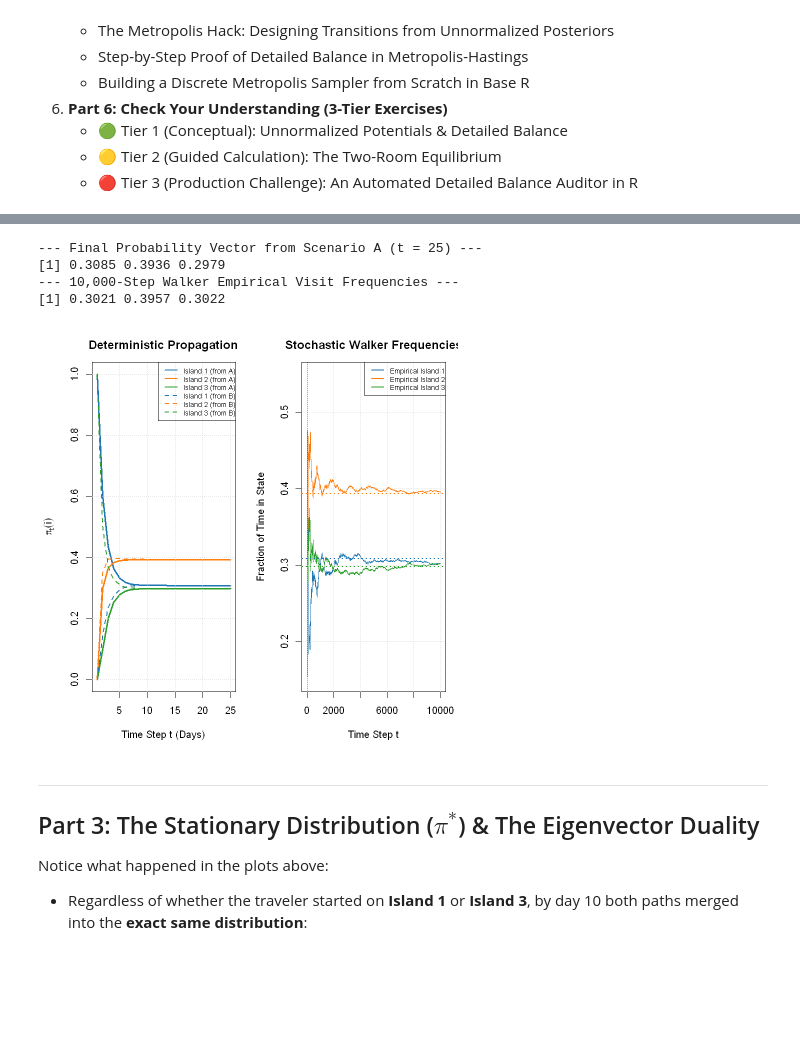
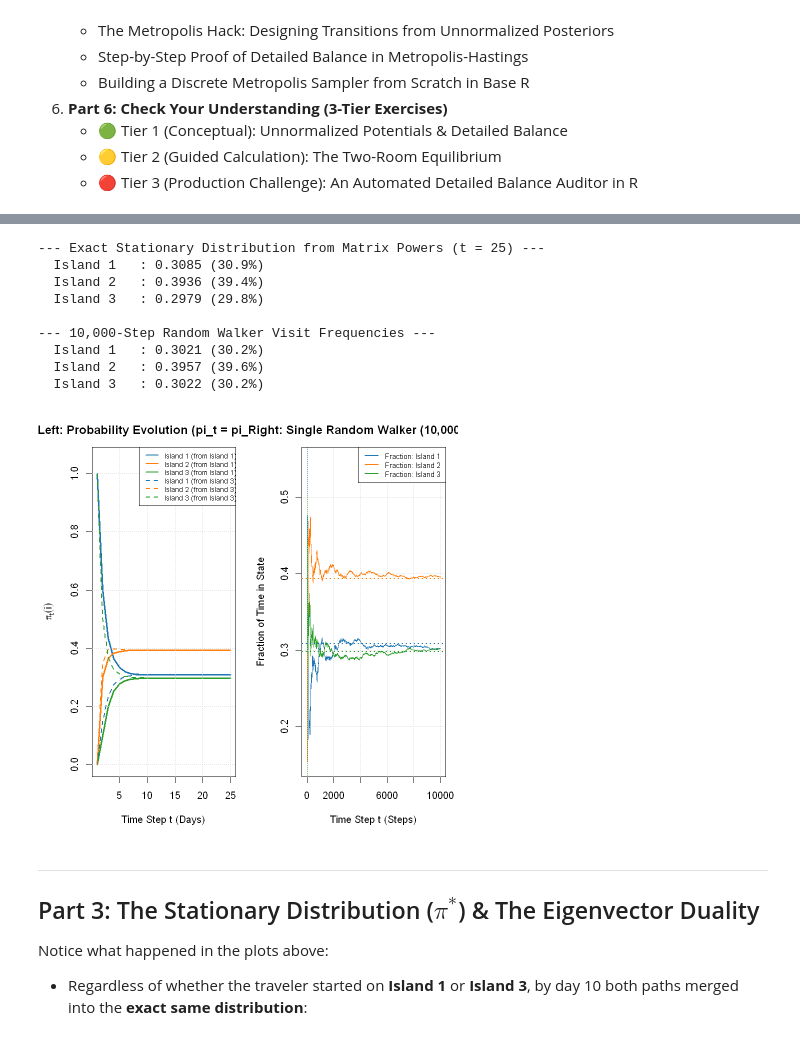
Before and after one commit to tarobins/bayesian-inference-intro, a Jupyter notebook: r/03b_markov_chains_and_detailed_balance.ipynb, the cells around one changed output, grey strips where cells are left out. Cells and saved outputs as stored; diff of their text form; code cells hidden in the pictures; blank space fills up the shorter version.

```diff
--- a/r/03b_markov_chains_and_detailed_balance.ipynb
+++ b/r/03b_markov_chains_and_detailed_balance.ipynb
@@ -97,7 +97,7 @@ $$P = \begin{pmatrix}
 # Set seed for reproducible simulations
 set.seed(42)
 
-states <- c("Island 1 (Sunny)", "Island 2 (Windy)", "Island 3 (Rainy)")
+states <- c("Island 1", "Island 2", "Island 3")
 K <- length(states)
 
 # Construct transition matrix P (byrow = TRUE so rows represent origins)
@@ -157,8 +171,8 @@ n_steps <- 25
 pi_A <- matrix(0, nrow = n_steps, ncol = K)
 pi_B <- matrix(0, nrow = n_steps, ncol = K)
 
-pi_A[1, ] <- c(1.0, 0.0, 0.0)  # Start on Island 1
-pi_B[1, ] <- c(0.0, 0.0, 1.0)  # Start on Island 3
+pi_A[1, ] <- c(1.0, 0.0, 0.0)  # Scenario A: Start 100% on Island 1
+pi_B[1, ] <- c(0.0, 0.0, 1.0)  # Scenario B: Start 100% on Island 3
 
 for (t in 2:n_steps) {
   pi_A[t, ] <- pi_A[t - 1, , drop = FALSE] %*% P
@@ -182,51 +196,61 @@ empirical_freqs <- prop.table(table(factor(walk, levels = 1:K)))
 # Plotting with Base R
 par(mfrow = c(1, 2), mar = c(4.5, 4.5, 3, 1))
 
 # Subplot 1: Deterministic Distribution Propagation
 plot(1:n_steps, pi_A[, 1], type = "l", col = "#1f77b4", lwd = 2.5,
-     ylim = c(0, 1), xlab = "Time Step t (Days)", ylab = expression(pi[t](i)),
-     main = "Deterministic Propagation")
+     ylim = c(0, 1.05), xlab = "Time Step t (Days)", ylab = expression(pi[t](i)),
+     main = "Left: Probability Evolution (pi_t = pi_0 * P^t)")
 lines(1:n_steps, pi_A[, 2], col = "#ff7f0e", lwd = 2.5)
 lines(1:n_steps, pi_A[, 3], col = "#2ca02c", lwd = 2.5)
 
 lines(1:n_steps, pi_B[, 1], col = "#1f77b4", lwd = 2, lty = 2)
 lines(1:n_steps, pi_B[, 2], col = "#ff7f0e", lwd = 2, lty = 2)
 lines(1:n_steps, pi_B[, 3], col = "#2ca02c", lwd = 2, lty = 2)
 grid()
-legend("topright", legend = c("Island 1 (from A)", "Island 2 (from A)", "Island 3 (from A)",
-                              "Island 1 (from B)", "Island 2 (from B)", "Island 3 (from B)"),
+legend("topright", legend = c("Island 1 (from Island 1)", "Island 2 (from Island 1)", "Island 3 (from Island 1)",
+                              "Island 1 (from Island 3)", "Island 2 (from Island 3)", "Island 3 (from Island 3)"),
        col = c("#1f77b4", "#ff7f0e", "#2ca02c", "#1f77b4", "#ff7f0e", "#2ca02c"),
-       lty = c(1, 1, 1, 2, 2, 2), lwd = 2, cex = 0.7)
+       lty = c(1, 1, 1, 2, 2, 2), lwd = 2, cex = 0.7, bg = "white")
 
 # Subplot 2: Single Stochastic Walker Cumulative Visit Frequencies
 cum_freq_1 <- cumsum(walk == 1) / (1:length(walk))
 cum_freq_2 <- cumsum(walk == 2) / (1:length(walk))
 cum_freq_3 <- cumsum(walk == 3) / (1:length(walk))
 
 plot(1:length(walk), cum_freq_1, type = "l", col = "#1f77b4", lwd = 1.5,
-     ylim = c(0.15, 0.55), xlab = "Time Step t", ylab = "Fraction of Time in State",
-     main = "Stochastic Walker Frequencies")
+     ylim = c(0.15, 0.55), xlab = "Time Step t (Steps)", ylab = "Fraction of Time in State",
+     main = "Right: Single Random Walker (10,000 steps)")
 lines(1:length(walk), cum_freq_2, col = "#ff7f0e", lwd = 1.5)
 lines(1:length(walk), cum_freq_3, col = "#2ca02c", lwd = 1.5)
 abline(h = pi_A[n_steps, 1], col = "#1f77b4", lty = 3, lwd = 2)
 abline(h = pi_A[n_steps, 2], col = "#ff7f0e", lty = 3, lwd = 2)
 abline(h = pi_A[n_steps, 3], col = "#2ca02c", lty = 3, lwd = 2)
 grid()
-legend("topright", legend = c("Empirical Island 1", "Empirical Island 2", "Empirical Island 3"),
-       col = c("#1f77b4", "#ff7f0e", "#2ca02c"), lty = 1, lwd = 2, cex = 0.7)
+legend("topright", legend = c("Fraction: Island 1", "Fraction: Island 2", "Fraction: Island 3"),
+       col = c("#1f77b4", "#ff7f0e", "#2ca02c"), lty = 1, lwd = 2, cex = 0.75, bg = "white")
 
 par(mfrow = c(1, 1))
 
-cat("--- Final Probability Vector from Scenario A (t = 25) ---\n")
-print(round(pi_A[n_steps, ], 4))
-cat("--- 10,000-Step Walker Empirical Visit Frequencies ---\n")
-print(round(as.numeric(empirical_freqs), 4))
+cat("--- Exact Stationary Distribution from Matrix Powers (t = 25) ---\n")
+for (i in 1:K) {
+  cat(sprintf("  %-10s : %.4f (%.1f%%)\n", states[i], pi_A[n_steps, i], pi_A[n_steps, i] * 100))
+}
+
+cat("\n--- 10,000-Step Random Walker Visit Frequencies ---\n")
+for (i in 1:K) {
+  cat(sprintf("  %-10s : %.4f (%.1f%%)\n", states[i], empirical_freqs[i], empirical_freqs[i] * 100))
+}
 # %% [output]
---- Final Probability Vector from Scenario A (t = 25) ---
-[1] 0.3085 0.3936 0.2979
---- 10,000-Step Walker Empirical Visit Frequencies ---
-[1] 0.3021 0.3957 0.3022
+--- Exact Stationary Distribution from Matrix Powers (t = 25) ---
+  Island 1   : 0.3085 (30.9%)
+  Island 2   : 0.3936 (39.4%)
+  Island 3   : 0.2979 (29.8%)
+
+--- 10,000-Step Random Walker Visit Frequencies ---
+  Island 1   : 0.3021 (30.2%)
+  Island 2   : 0.3957 (39.6%)
+  Island 3   : 0.3022 (30.2%)
-[figure, old version]
+[figure, new version]
 # %% [markdown]
 ---
 
```
Also changed, not shown: parts of 5 cells of this notebook, 1 other file.
